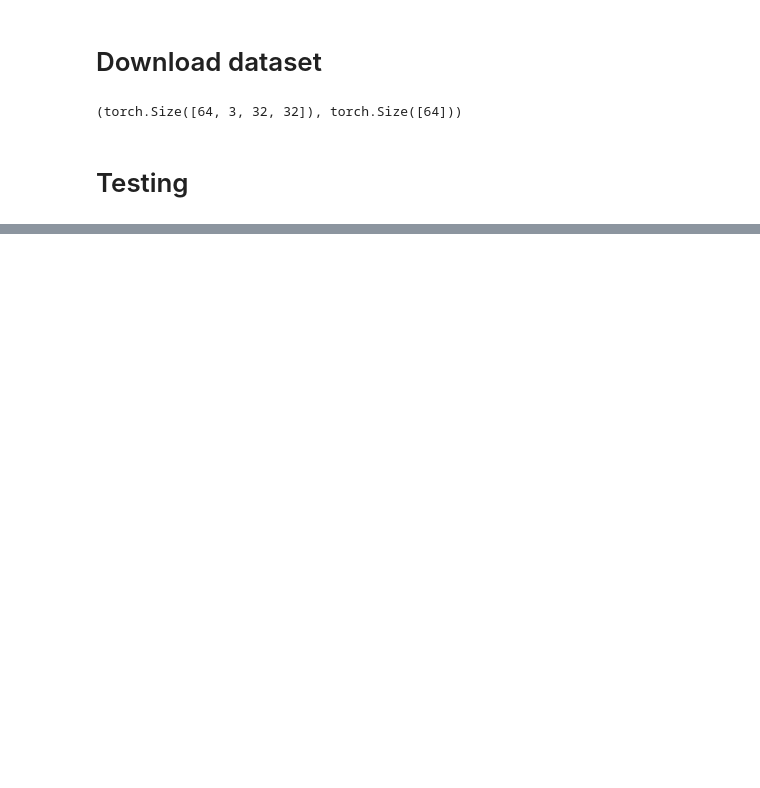
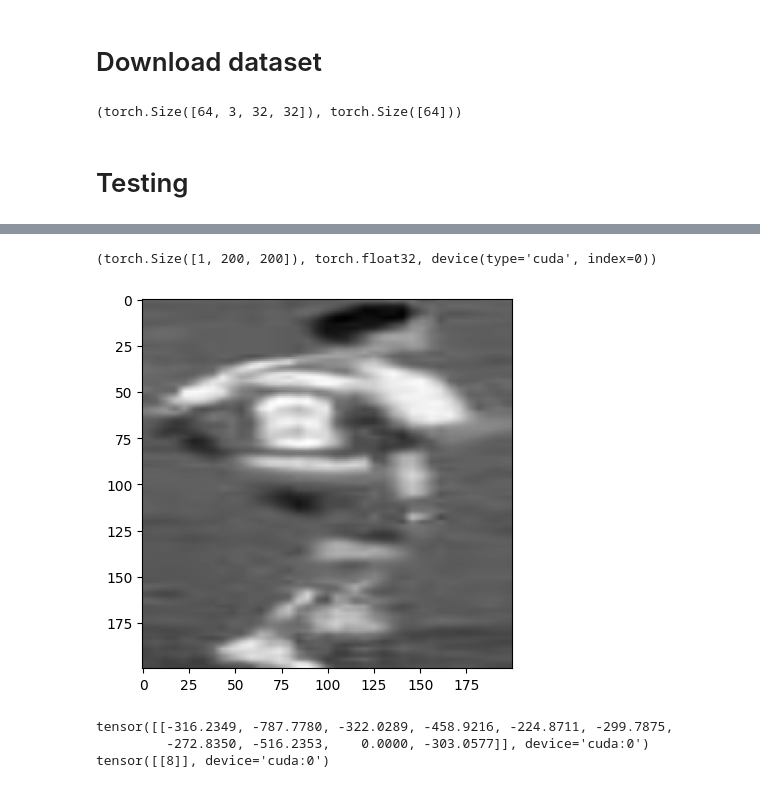
Before and after one commit to chrenx/eecs545-sn-jersey, a Jupyter notebook: develop_kit.ipynb, the cells around one changed output, grey strips where cells are left out. Drawn from its saved outputs; the diff is of its cells as text; code cells hidden in the pictures; blank space fills up the shorter version.

```diff
--- a/develop_kit.ipynb
+++ b/develop_kit.ipynb
@@ -34,0 +41,9 @@ a[0].shape, a[1].shape
+# %%
+import torch
+from model.mnist_network import MnistPadding
+import torchvision
+from torchvision import transforms
+from torchvision.io import read_image
+import matplotlib.pyplot as plt
+
+device = "cuda" if torch.cuda.is_available() else "cpu"
@@ -34,0 +57,22 @@ a[0].shape, a[1].shape
+# %%
+transform = transforms.Compose([
+
+    # transforms.CenterCrop(26),
+    # transforms.Resize((150,150)),
+    # transforms.Resize((250, 250)),
+    # transforms.Pad(80),
+    transforms.ColorJitter(brightness=0.05, contrast=0.05, saturation=0.05, hue=0.05),
+    transforms.Grayscale(1),
+    # transforms.RandomRotation(10),
+    # transforms.RandomAffine(5),
+    # transforms.RandomPerspective(distortion_scale=0.65, p=0.8),
+    # transforms.ElasticTransform(),
+    # transforms.GaussianBlur(kernel_size=(3,3)),
+    transforms.Resize((200,200)),
+
+    # convert the image to a pytorch tensor
+    # transforms.ToTensor(),
+
+# # normalise the images with mean and std of the dataset
+# transforms.Normalize((0.1307,), (0.3081,))
+])
@@ -34,0 +92,29 @@ a[0].shape, a[1].shape
+# %%
+img_dir = "data/jersey-2023/train/images/6/6_350.jpg"   # 8
+# img_dir = "data/jersey-2023/train/images/9/9_51.jpg"    # -1
+# img_dir = "data/jersey-2023/train/images/2/2_8.jpg"   #   27
+# img_dir = "data/jersey-2023/train/images/6/6_345.jpg"  # 8
+# img_dir = "data/jersey-2023/train/images/10/10_26.jpg"  # 3
+# img_dir = "data/jersey-2023/train/images/20/20_201.jpg"  # 4
+
+ori_img = read_image(img_dir)
+img = transform(ori_img)
+img = img.float()
+plt.imshow(img.permute(1,2,0), cmap='gray')
+img = img.to(device)
+img.shape, img.dtype, img.device
+# %% [output]
+(torch.Size([1, 200, 200]), torch.float32, device(type='cuda', index=0))
+[figure, added]
+# %%
+
+model.eval()
+with torch.no_grad():
+    output = model(img.unsqueeze(0))
+    pred = output.argmax(dim=1, keepdim=True)
+    print(output)
+    print(pred)
+# %% [output]
+tensor([[-316.2349, -787.7780, -322.0289, -458.9216, -224.8711, -299.7875,
+         -272.8350, -516.2353,    0.0000, -303.0577]], device='cuda:0')
+tensor([[8]], device='cuda:0')
```
Also changed, not shown: parts of 6 cells of this notebook, 2 other files.
